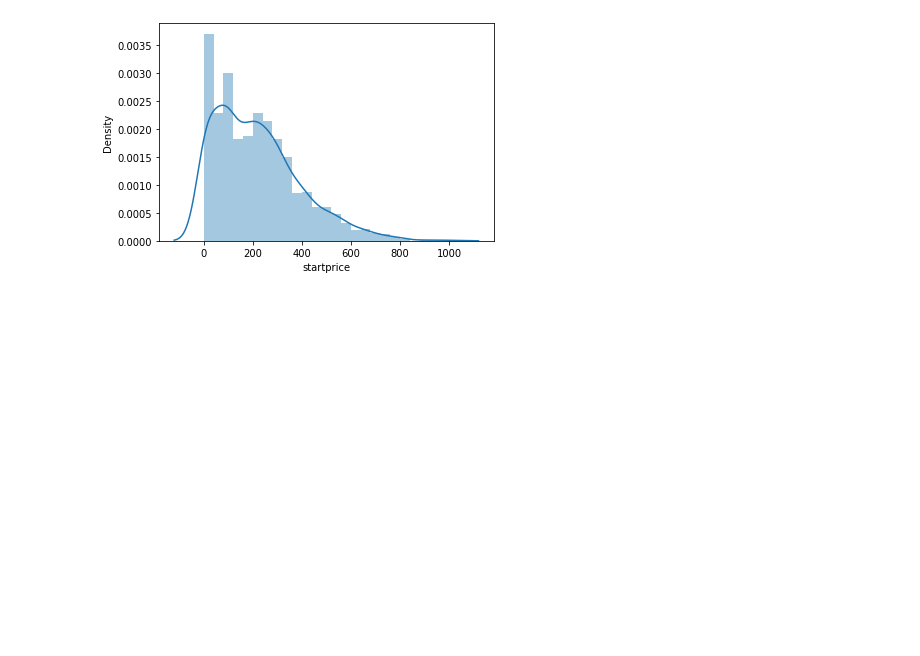
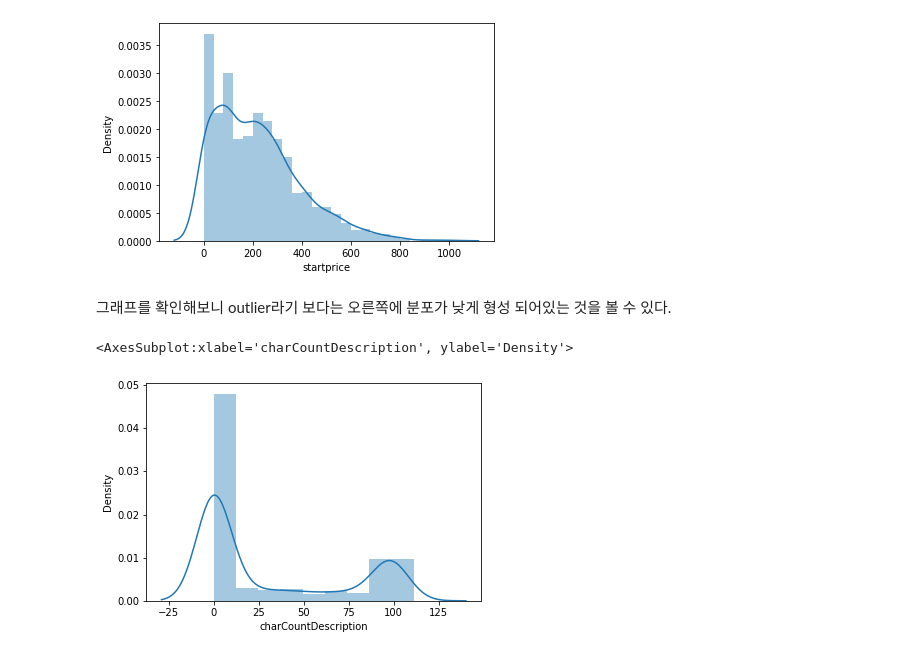
Before and after one commit to jaeyoon89/fastcampus_study, a Jupyter notebook: ch.05_Dicision_Tree.ipynb, the cells around one changed output. Cells and saved outputs as stored; diff of their text form; code cells hidden in the pictures; blank space fills up the shorter version.

```diff
--- a/ch.05_Dicision_Tree.ipynb
+++ b/ch.05_Dicision_Tree.ipynb
@@ -73,0 +73,7 @@ eeeeee
+# %% [markdown]
+그래프를 확인해보니 outlier라기 보다는 오른쪽에 분포가 낮게 형성 되어있는 것을 볼 수 있다.
+# %%
+sns.distplot(data['charCountDescription'])
+# %% [output]
+<AxesSubplot:xlabel='charCountDescription', ylabel='Density'>
+[figure, added]
```
Also changed, not shown: parts of 3 cells of this notebook.
